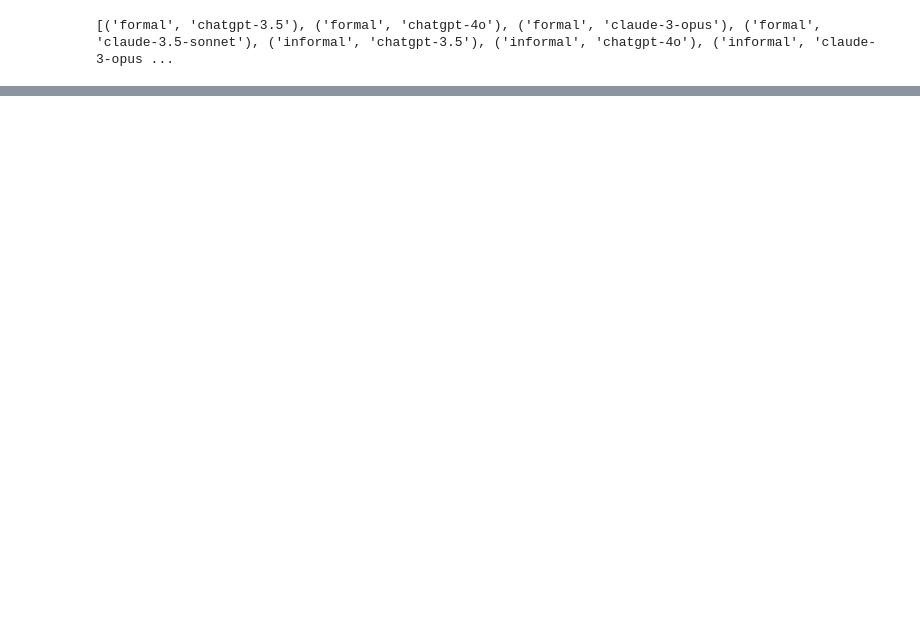
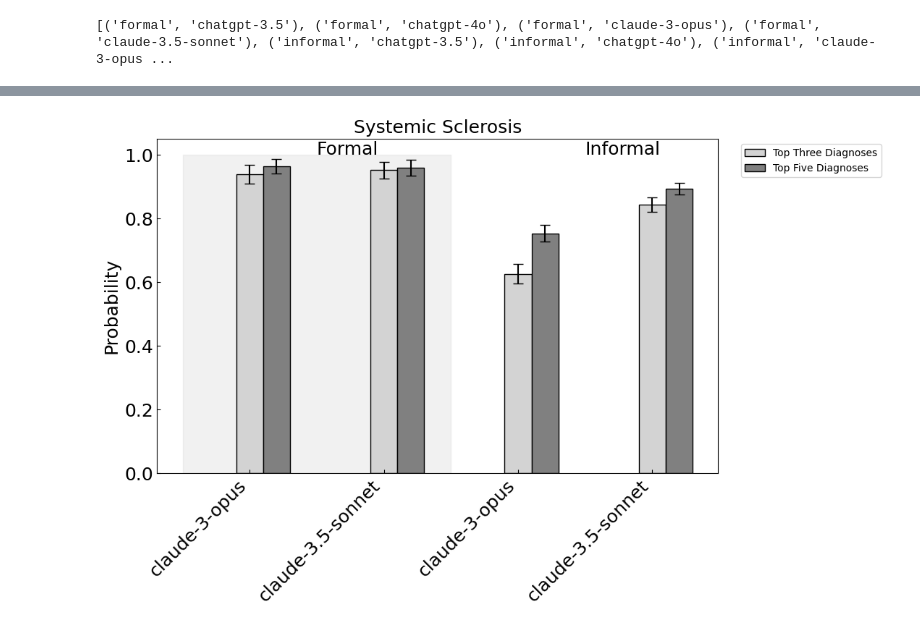
Before and after one commit to sriram0339/llm_diagnosis_study, a Jupyter notebook: src/Generate-All-Model-Comparisons.ipynb, the cells around one changed output, grey strips where cells are left out. Cells and saved outputs as stored; diff of their text form; code cells hidden in the pictures; blank space fills up the shorter version.

```diff
--- a/src/Generate-All-Model-Comparisons.ipynb
+++ b/src/Generate-All-Model-Comparisons.ipynb
@@ -146,0 +246,83 @@ plt.show()
+# %%
+from matplotlib.patches import Rectangle
+
+# Generate only top 5 for Chatgpt
+
+bar_order_new = [(s,m) for (s,m) in bar_order if 'claude' in m]
+
+x = [f'{m}' for (s,m) in bar_order_new ]
+
+(prob_series_formal3, err_series_formal3, prob_series_formal5, err_series_formal5) = get_accuracies_and_error_bars(bar_order_new)
+print(prob_series_formal3)
+print(err_series_formal3)
+
+x = [f'{m}' for (s,m) in bar_order_new ]
+
+#top_accuracies = [top[tup] for tup in bar_order_new ]
+top_three_accuracies = prob_series_formal3 #[top_three[tup] for tup in bar_order_new ]
+top_five_accuracies = prob_series_formal5 #[top_five[tup] for tup in bar_order_new ]
+X_axis = np.arange(len(top_three_accuracies))
+
+
+# Create a bar plot
+fig, ax = plt.subplots(figsize=(10, 6))
+#ax.axvspan(-0.5, 3.5, color='lightblue', alpha=0.3)
+
+
+rect = Rectangle(
+    (-0.5, 0),  # Start position (x, y) for the shaded region
+    2,  # Width to cover the first half of the bars
+    1.0,  # Height to cover the bars fully
+    color='lightgray',  # Background color
+    alpha=0.3,  # Transparency
+    hatch='',  # Hatching pattern
+    zorder=0  # Place behind the bars
+)
+ax.add_patch(rect)
+
+
+bar2 = ax.bar(X_axis, top_three_accuracies, 0.2, label = f'Top Three Diagnoses', yerr=err_series_formal3, capsize=5, edgecolor='black', color='lightgray')
+bar3 = ax.bar(X_axis+0.2, top_five_accuracies, 0.2, label = f'Top Five Diagnoses', yerr=err_series_formal5, capsize=5, edgecolor='black', color='gray')
+
+# getting rid of top diagnosis
+#bar1 = ax.bar(X_axis - 0.2, top_accuracies, 0.2, label = f'Top Diagnosis', edgecolor='black', color='white')
+# getting rid of to top three
+
+
+# Color the first half differently
+# Getting rid of top and top three, just plot top 5.
+#for i, bar in enumerate(bar1):
+#    if i <= 3:
+#        #bar.set_color('lightblue')
+#        bar.set_edgecolor('black')
+#    #bar.set_hatch('\\')
+
+# Color the first half differently
+for i, bar in enumerate(bar2):
+    if i <= 3:
+        #bar.set_color('lightblue')
+        bar.set_edgecolor('black')
+    #bar.set_hatch('//')
+
+# Color the first half differently
+for i, bar in enumerate(bar3):
+    if i <= 3:
+        #bar.set_color('lightblue')
+        bar.set_edgecolor('black')
+    #bar.set_hatch('-')
+
+
+
+plt.xticks(X_axis, x, rotation=45, ha='right')
+plt.ylabel("Probability",fontsize=18)
+plt.title(f"{disease_fullname}",fontsize=18)
+plt.legend(bbox_to_anchor=(1.3, 1))
+plt.tick_params(direction='in')
+ax.tick_params(axis='x', labelsize=18)
+ax.tick_params(axis='y', labelsize=18)  # Set font size for y-axis ticks
+
+ax.text(0.5,1.0,'Formal',fontsize=18)
+ax.text(2.5,1.0,'Informal', fontsize=18)
+plt.savefig(f'results/{disease}-diagnosis-accuracies-claude.pdf', bbox_inches='tight', dpi=500)
+plt.show()
+# %% [output]
@@ -146,0 +331 @@ plt.show()
+[figure, added]
```
Also changed, not shown: parts of 47 cells of this notebook, 46 other files.
